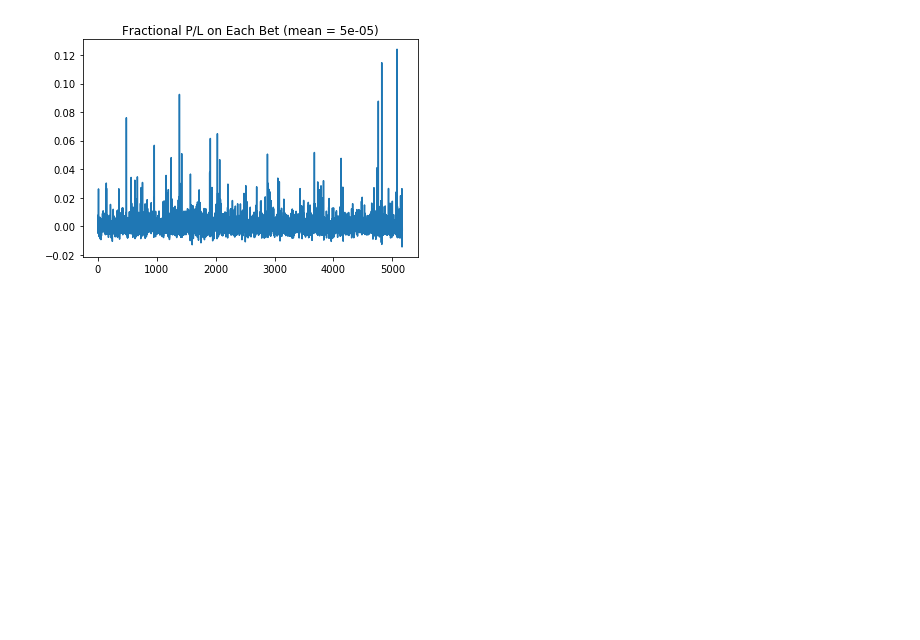
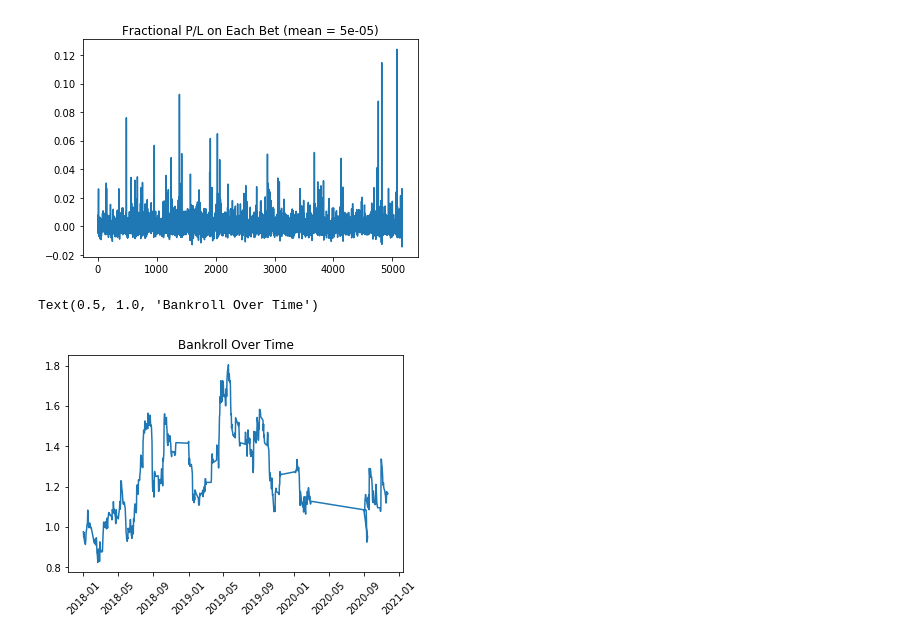
Before and after one commit to jb-c/Tennis_Betting, a Jupyter notebook: 4. Backtesting/Backtesting - kelly attempt.ipynb, the cells around one changed output. Saved outputs shown, nothing was run; the diff lists cells and outputs as text; code cells hidden in the pictures; blank space fills up the shorter version.

```diff
--- a/4. Backtesting/Backtesting - kelly attempt.ipynb
+++ b/4. Backtesting/Backtesting - kelly attempt.ipynb
@@ -128,3 +128,24 @@ plt.title('Fractional P/L on Each Bet (mean = {f})'.format(f=round(np.mean(bet_p
 Text(0.5, 1.0, 'Fractional P/L on Each Bet (mean = 5e-05)')
 [figure]
 [figure]
+# %%
+wallet = [1]
+betting_fraction_scale = 0.1
+
+for date,b_df in df.groupby('Date'):
+    x = b_df.loc[b_df['bet on A'] | b_df['bet on B'],['kelly_bet','profit']]
+
+    if x.shape[0]>0:
+        total_fractional_bet = betting_fraction_scale*x['kelly_bet'].sum()
+        total_fractional_profit = (betting_fraction_scale*x['kelly_bet']*x['profit']).sum()
+
+        wallet.append(wallet[-1] + wallet[-1]*total_fractional_profit)
+    else:
+        wallet.append(wallet[-1])
+
+plt.plot(df.Date.unique(),wallet[1:])
+plt.xticks(rotation=45)
+plt.title('Bankroll Over Time')
+# %% [output]
+Text(0.5, 1.0, 'Bankroll Over Time')
+[figure, added]
```
